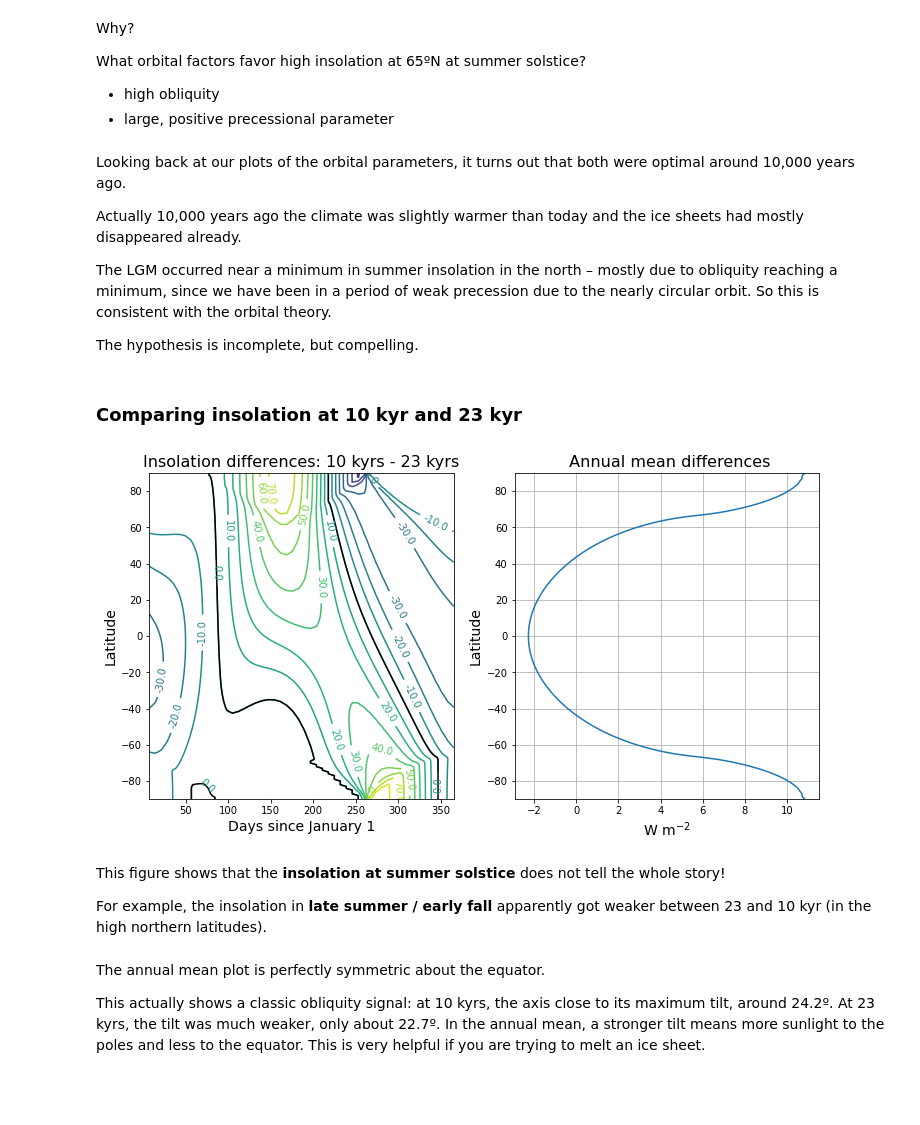
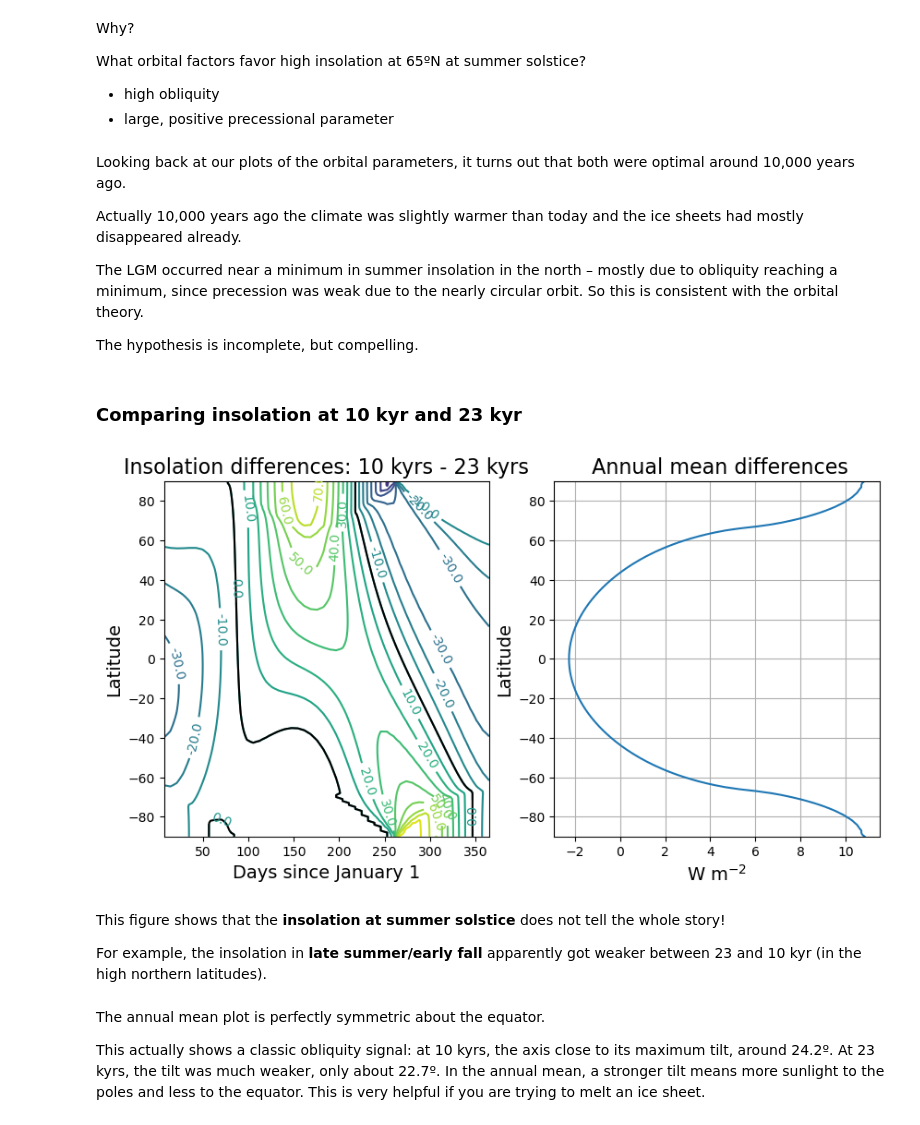
Before and after one commit to nfeldl/ClimateLaboratoryBook, a Jupyter notebook: courseware/orbital.ipynb, the cells around one changed output. Cells and saved outputs as stored; diff of their text form; code cells hidden in the pictures; blank space fills up the shorter version.

```diff
--- a/courseware/orbital.ipynb
+++ b/courseware/orbital.ipynb
@@ -388,7 +388,7 @@ Looking back at our plots of the orbital parameters, it turns out that both were
 
 Actually 10,000 years ago the climate was slightly warmer than today and the ice sheets had mostly disappeared already.
 
-The LGM occurred near a minimum in summer insolation in the north – mostly due to obliquity reaching a minimum, since we have been in a period of weak precession due to the nearly circular orbit. So this is consistent with the orbital theory.
+The LGM occurred near a minimum in summer insolation in the north – mostly due to obliquity reaching a minimum, since precession was weak due to the nearly circular orbit. So this is consistent with the orbital theory.
 
 The hypothesis is incomplete, but compelling.
 # %% [markdown]
@@ -406,26 +408,25 @@ Q_23 = daily_insolation( lat, days, orb_23 )
 # %%
-fig = plt.figure( figsize=(12,6) )
+fig = plt.figure( figsize=(10,5) )
 ax1 = fig.add_subplot(1,2,1)
-Qdiff = Q_10 - Q_23
 CS1 = ax1.contour( days, lat, Qdiff, levels = np.arange(-100., 100., 10.) )
 ax1.clabel(CS1, CS1.levels, inline=True, fmt='%r', fontsize=10)
 ax1.contour( days, lat, Qdiff, levels = [0], colors='k' )
 ax1.set_xlabel('Days since January 1', fontsize=14 )
 ax1.set_ylabel('Latitude', fontsize=14 )
 ax1.set_title('Insolation differences: 10 kyrs - 23 kyrs', fontsize=16 )
 ax2 = fig.add_subplot(1,2,2)
 ax2.plot( np.mean( Qdiff, axis=1 ), lat )
 ax2.set_xlabel('W m$^{-2}$', fontsize=14 )
 ax2.set_ylabel( 'Latitude', fontsize=14 )
 ax2.set_title(' Annual mean differences', fontsize=16 )
 ax2.set_ylim((-90,90))
 ax2.grid()
 # %% [output]
-[figure, old version]
+[figure, new version]
 # %% [markdown]
 This figure shows that the **insolation at summer solstice** does not tell the whole story!
 
-For example, the insolation in **late summer / early fall** apparently got weaker between 23 and 10 kyr (in the high northern latitudes).
+For example, the insolation in **late summer/early fall** apparently got weaker between 23 and 10 kyr (in the high northern latitudes).
 # %% [markdown]
 The annual mean plot is perfectly symmetric about the equator.
 
```
Also changed, not shown: parts of 7 cells of this notebook.
